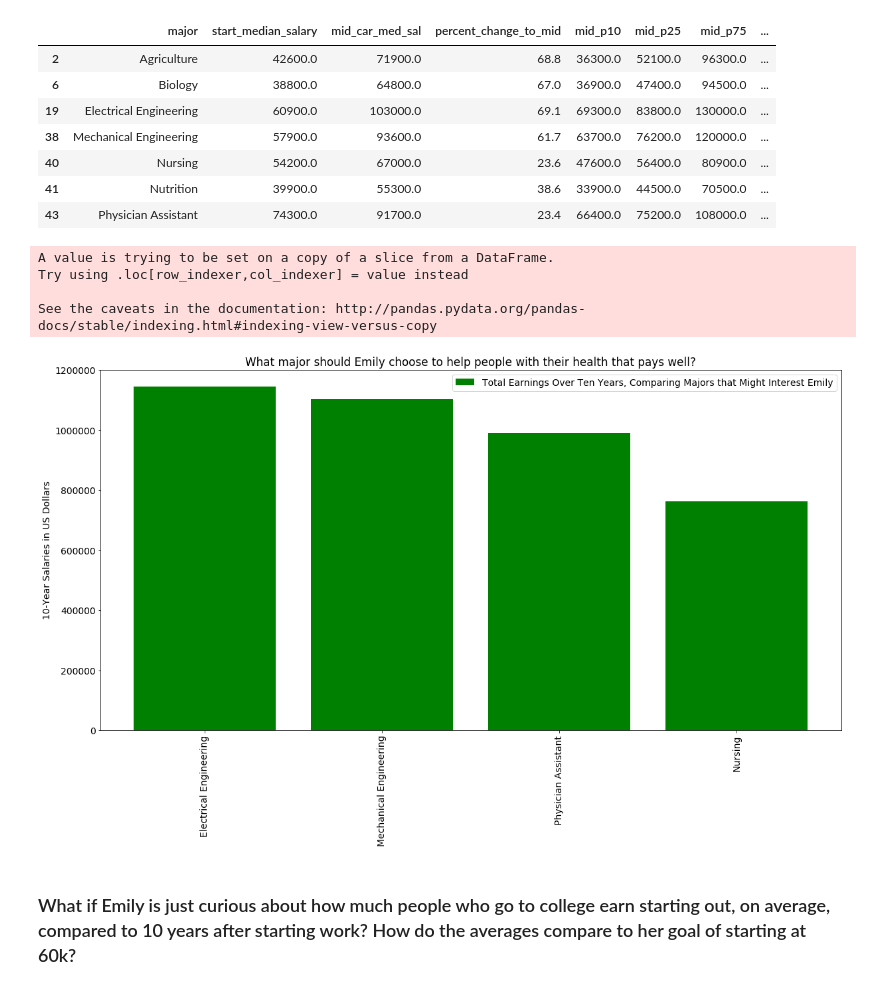
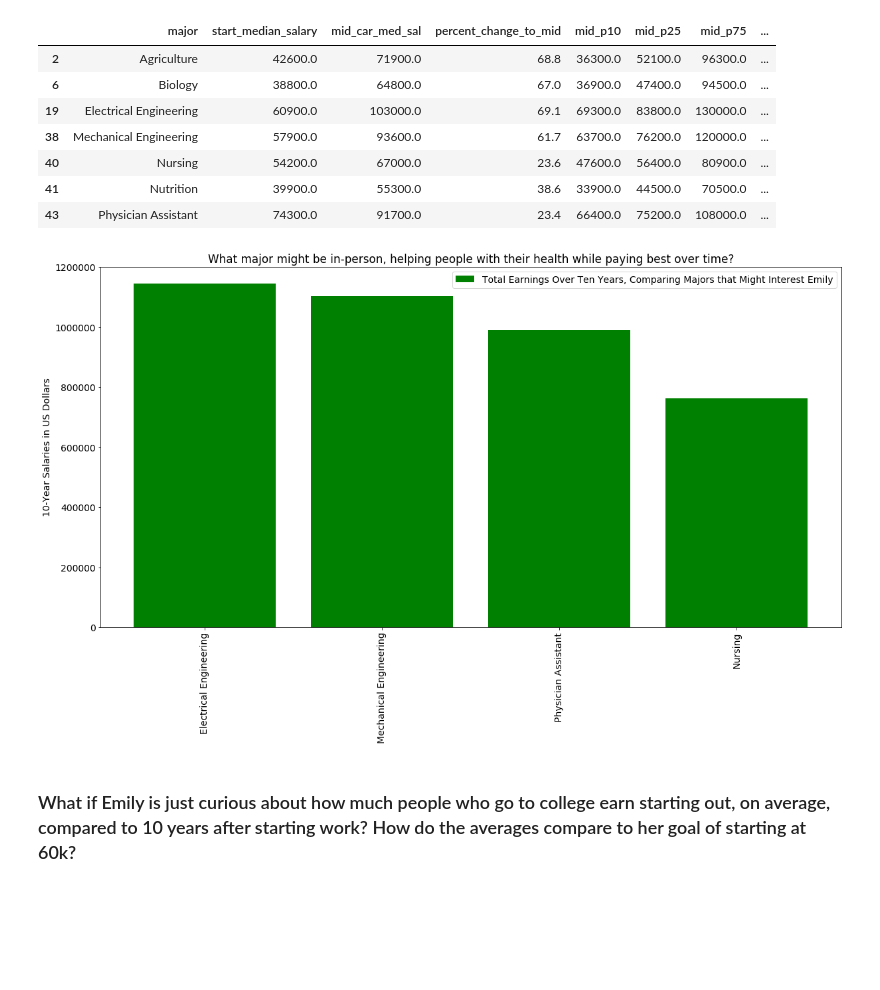
Before and after one commit to gahenton/thinkful, a Jupyter notebook: Thinkful_Prep_CAPSTONE.ipynb, the cells around one changed output. Cells and saved outputs as stored; diff of their text form; code cells hidden in the pictures; blank space fills up the shorter version.

```diff
--- a/Thinkful_Prep_CAPSTONE.ipynb
+++ b/Thinkful_Prep_CAPSTONE.ipynb
@@ -83,9 +83,9 @@ The download from Kaggle.com contains 3 files. For this question I'm going to de
 # %%
-# There are 47 schools that have NaN in the mid_p90 column. Thankfully none of them matter to me.
+# There are 47 schools that have NaN in the mid_p90 column. We can still analyze the data though.
 
 # Make a new dataframe whose name is easier to remember and assign the assign the region dataframe variable to it.
 schools = region
 
 # Make a series to simulate steady salary increase over 10 years, adding all the salaries together.
 def sum_ten_year_salary(row):
-    return 5 * (row['start_median_salary'] + row['mid_p90'])
+    return 10 * (row['start_median_salary'] + row['mid_p90']) / 2
@@ -270,32 +314,28 @@ people_health
 # %%
 # Emily wants to make at least $50k starting out, so Agriculture, Biology, and Nutrition are out.
 # Time to visualize her total earnings over 10 years for the remaining majors.
-
+people_health = major
+people_health['ten_yr_salary_sum'] = people_health.apply(sum_ten_year_salary, axis=1)
 people_health = major[(major.major == 'Electrical Engineering') | (major.major == 'Nursing') |
 (major.major == 'Mechanical Engineering') | (major.major == 'Physician Assistant')]
-people_health['ten_yr_salary_sum'] = people_health.apply(sum_ten_year_salary, axis=1)
 people_health = people_health.sort_values(by=['ten_yr_salary_sum'], ascending=False)
 
 plt.rcParams['figure.figsize'] = (20.0, 10.0)
 plt.rcParams.update({'font.size': 14})
 x = people_health.major
 y = people_health.ten_yr_salary_sum
 
 labels = people_health.major
 
 plt.bar(x,y, color='g', label = 'Total Earnings Over Ten Years, Comparing Majors that Might Interest Emily')
 
 plt.xticks(x, labels, rotation=90)
 plt.ylabel('10-Year Salaries in US Dollars')
-plt.title('What major should Emily choose to help people with their health that pays well?')
+plt.title('What major might be in-person, helping people with their health while paying best over time?')
 plt.legend()
 plt.show()
 # %% [output]
-A value is trying to be set on a copy of a slice from a DataFrame.
-Try using .loc[row_indexer,col_indexer] = value instead
-
-See the caveats in the documentation: http://pandas.pydata.org/pandas-docs/stable/indexing.html#indexing-view-versus-copy
-[figure, old version]
+[figure, new version]
 # %% [markdown]
 ### What if Emily is just curious about how much people who go to college earn starting out, on average, compared to 10 years after starting work? How do the averages compare to her goal of starting at 60k?
 # %%
```
Also changed, not shown: parts of 12 cells of this notebook.
